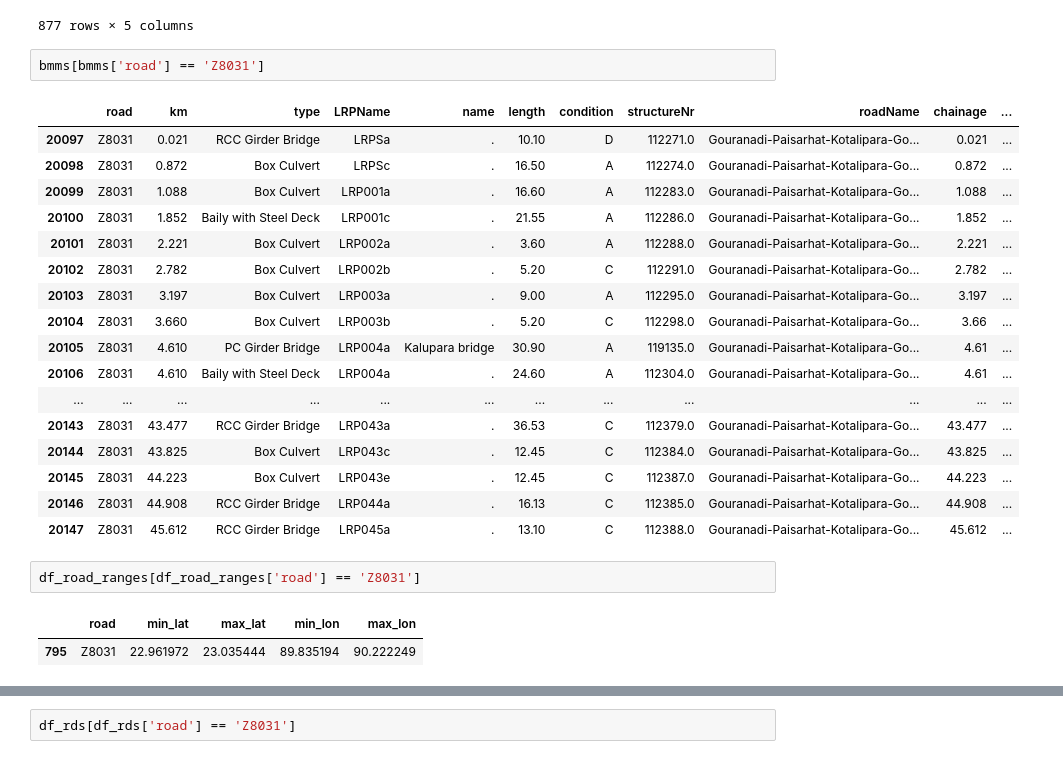
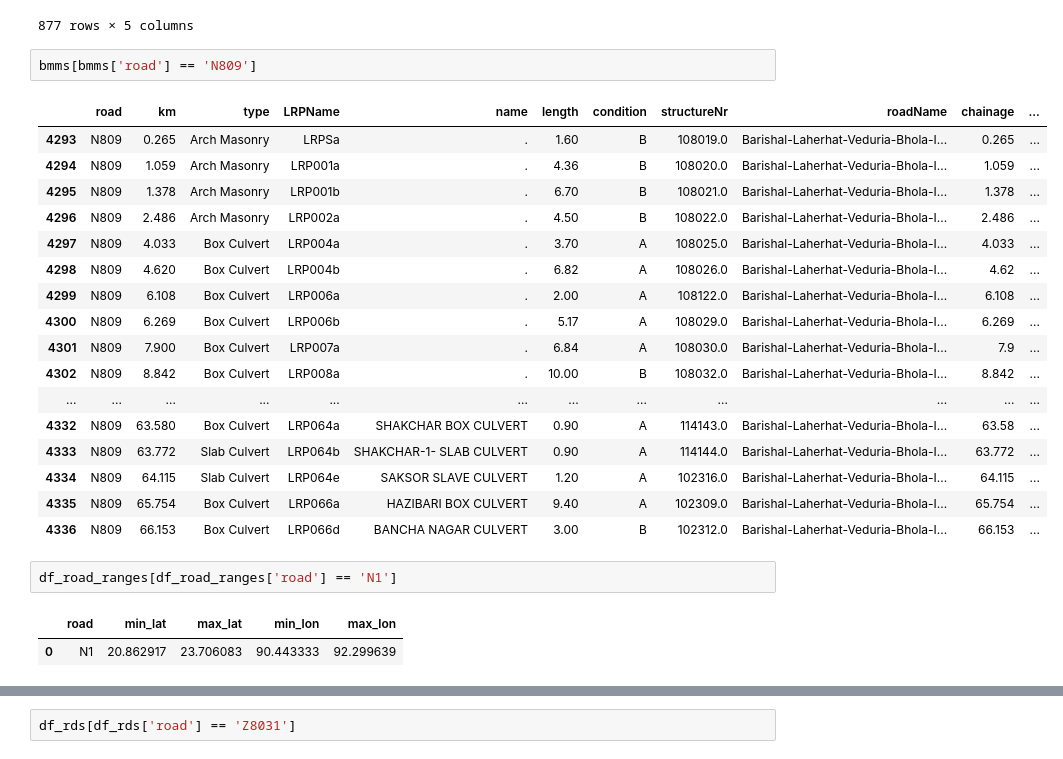
Before and after one commit to Anne-JS/advanced_simulation, a Jupyter notebook: sven_doet_dingen.ipynb, the cells around one changed output, grey strips where cells are left out. Drawn from its saved outputs; the diff is of its cells as text.

```diff
--- a/sven_doet_dingen.ipynb
+++ b/sven_doet_dingen.ipynb
@@ -47,30 +42,30 @@ df_road_ranges
 | 876 | Z8943 | 22.423083 | 22.430249 | 90.768916 | 90.849472 |
 877 rows × 5 columns
 # %%
-bmms[bmms['road'] == 'Z8031']
+bmms[bmms['road'] == 'N809']
 # %% [output]
 |  | road | km | type | LRPName | name | length | condition | structureNr | roadName | chainage | ... |
-| 20097 | Z8031 | 0.021 | RCC Girder Bridge | LRPSa | . | 10.10 | D | 112271.0 | Gouranadi-Paisarhat-Kotalipara-Go... | 0.021 | ... |
-| 20098 | Z8031 | 0.872 | Box Culvert | LRPSc | . | 16.50 | A | 112274.0 | Gouranadi-Paisarhat-Kotalipara-Go... | 0.872 | ... |
-| 20099 | Z8031 | 1.088 | Box Culvert | LRP001a | . | 16.60 | A | 112283.0 | Gouranadi-Paisarhat-Kotalipara-Go... | 1.088 | ... |
-| 20100 | Z8031 | 1.852 | Baily with Steel Deck | LRP001c | . | 21.55 | A | 112286.0 | Gouranadi-Paisarhat-Kotalipara-Go... | 1.852 | ... |
-| 20101 | Z8031 | 2.221 | Box Culvert | LRP002a | . | 3.60 | A | 112288.0 | Gouranadi-Paisarhat-Kotalipara-Go... | 2.221 | ... |
-| 20102 | Z8031 | 2.782 | Box Culvert | LRP002b | . | 5.20 | C | 112291.0 | Gouranadi-Paisarhat-Kotalipara-Go... | 2.782 | ... |
-| 20103 | Z8031 | 3.197 | Box Culvert | LRP003a | . | 9.00 | A | 112295.0 | Gouranadi-Paisarhat-Kotalipara-Go... | 3.197 | ... |
-| 20104 | Z8031 | 3.660 | Box Culvert | LRP003b | . | 5.20 | C | 112298.0 | Gouranadi-Paisarhat-Kotalipara-Go... | 3.66 | ... |
-| 20105 | Z8031 | 4.610 | PC Girder Bridge | LRP004a | Kalupara bridge | 30.90 | A | 119135.0 | Gouranadi-Paisarhat-Kotalipara-Go... | 4.61 | ... |
-| 20106 | Z8031 | 4.610 | Baily with Steel Deck | LRP004a | . | 24.60 | A | 112304.0 | Gouranadi-Paisarhat-Kotalipara-Go... | 4.61 | ... |
+| 4293 | N809 | 0.265 | Arch Masonry | LRPSa | . | 1.60 | B | 108019.0 | Barishal-Laherhat-Veduria-Bhola-I... | 0.265 | ... |
+| 4294 | N809 | 1.059 | Arch Masonry | LRP001a | . | 4.36 | B | 108020.0 | Barishal-Laherhat-Veduria-Bhola-I... | 1.059 | ... |
+| 4295 | N809 | 1.378 | Arch Masonry | LRP001b | . | 6.70 | B | 108021.0 | Barishal-Laherhat-Veduria-Bhola-I... | 1.378 | ... |
+| 4296 | N809 | 2.486 | Arch Masonry | LRP002a | . | 4.50 | B | 108022.0 | Barishal-Laherhat-Veduria-Bhola-I... | 2.486 | ... |
+| 4297 | N809 | 4.033 | Box Culvert | LRP004a | . | 3.70 | A | 108025.0 | Barishal-Laherhat-Veduria-Bhola-I... | 4.033 | ... |
+| 4298 | N809 | 4.620 | Box Culvert | LRP004b | . | 6.82 | A | 108026.0 | Barishal-Laherhat-Veduria-Bhola-I... | 4.62 | ... |
+| 4299 | N809 | 6.108 | Box Culvert | LRP006a | . | 2.00 | A | 108122.0 | Barishal-Laherhat-Veduria-Bhola-I... | 6.108 | ... |
+| 4300 | N809 | 6.269 | Box Culvert | LRP006b | . | 5.17 | A | 108029.0 | Barishal-Laherhat-Veduria-Bhola-I... | 6.269 | ... |
+| 4301 | N809 | 7.900 | Box Culvert | LRP007a | . | 6.84 | A | 108030.0 | Barishal-Laherhat-Veduria-Bhola-I... | 7.9 | ... |
+| 4302 | N809 | 8.842 | Box Culvert | LRP008a | . | 10.00 | B | 108032.0 | Barishal-Laherhat-Veduria-Bhola-I... | 8.842 | ... |
 | ... | ... | ... | ... | ... | ... | ... | ... | ... | ... | ... | ... |
-| 20143 | Z8031 | 43.477 | RCC Girder Bridge | LRP043a | . | 36.53 | C | 112379.0 | Gouranadi-Paisarhat-Kotalipara-Go... | 43.477 | ... |
-| 20144 | Z8031 | 43.825 | Box Culvert | LRP043c | . | 12.45 | C | 112384.0 | Gouranadi-Paisarhat-Kotalipara-Go... | 43.825 | ... |
-| 20145 | Z8031 | 44.223 | Box Culvert | LRP043e | . | 12.45 | C | 112387.0 | Gouranadi-Paisarhat-Kotalipara-Go... | 44.223 | ... |
-| 20146 | Z8031 | 44.908 | RCC Girder Bridge | LRP044a | . | 16.13 | C | 112385.0 | Gouranadi-Paisarhat-Kotalipara-Go... | 44.908 | ... |
-| 20147 | Z8031 | 45.612 | RCC Girder Bridge | LRP045a | . | 13.10 | C | 112388.0 | Gouranadi-Paisarhat-Kotalipara-Go... | 45.612 | ... |
+| 4332 | N809 | 63.580 | Box Culvert | LRP064a | SHAKCHAR BOX CULVERT | 0.90 | A | 114143.0 | Barishal-Laherhat-Veduria-Bhola-I... | 63.58 | ... |
+| 4333 | N809 | 63.772 | Slab Culvert | LRP064b | SHAKCHAR-1- SLAB CULVERT | 0.90 | A | 114144.0 | Barishal-Laherhat-Veduria-Bhola-I... | 63.772 | ... |
+| 4334 | N809 | 64.115 | Slab Culvert | LRP064e | SAKSOR SLAVE CULVERT | 1.20 | A | 102316.0 | Barishal-Laherhat-Veduria-Bhola-I... | 64.115 | ... |
+| 4335 | N809 | 65.754 | Box Culvert | LRP066a | HAZIBARI BOX CULVERT | 9.40 | A | 102309.0 | Barishal-Laherhat-Veduria-Bhola-I... | 65.754 | ... |
+| 4336 | N809 | 66.153 | Box Culvert | LRP066d | BANCHA NAGAR CULVERT | 3.00 | B | 102312.0 | Barishal-Laherhat-Veduria-Bhola-I... | 66.153 | ... |
 # %%
-df_road_ranges[df_road_ranges['road'] == 'Z8031']
+df_road_ranges[df_road_ranges['road'] == 'N1']
 # %% [output]
 |  | road | min_lat | max_lat | min_lon | max_lon |
-| 795 | Z8031 | 22.961972 | 23.035444 | 89.835194 | 90.222249 |
+| 0 | N1 | 20.862917 | 23.706083 | 90.443333 | 92.299639 |
 # %%
 Functions.make_files(bmms, df_rds)
 # %% [output]
```
Also changed, not shown: parts of 8 cells of this notebook, 1 other file.
